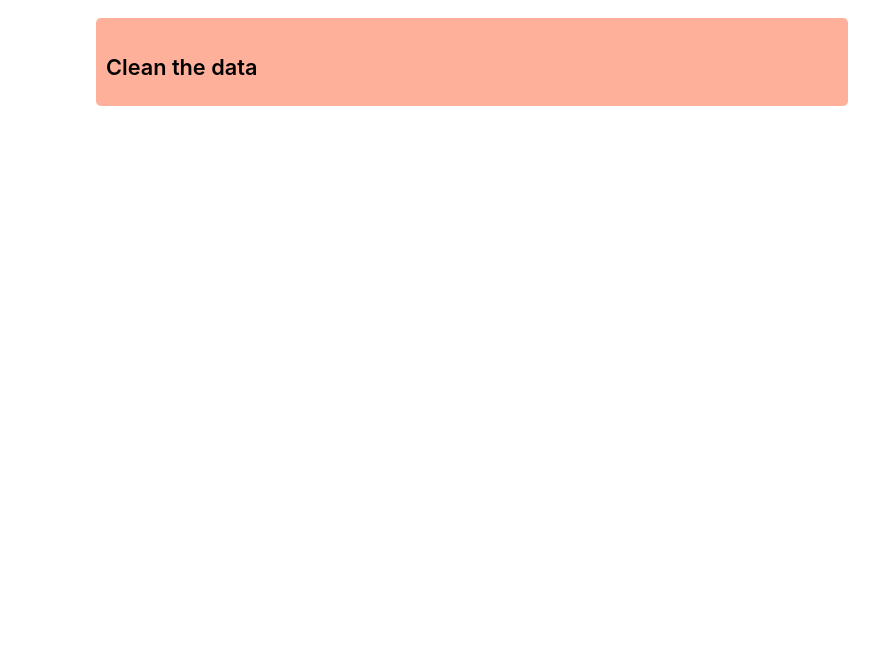
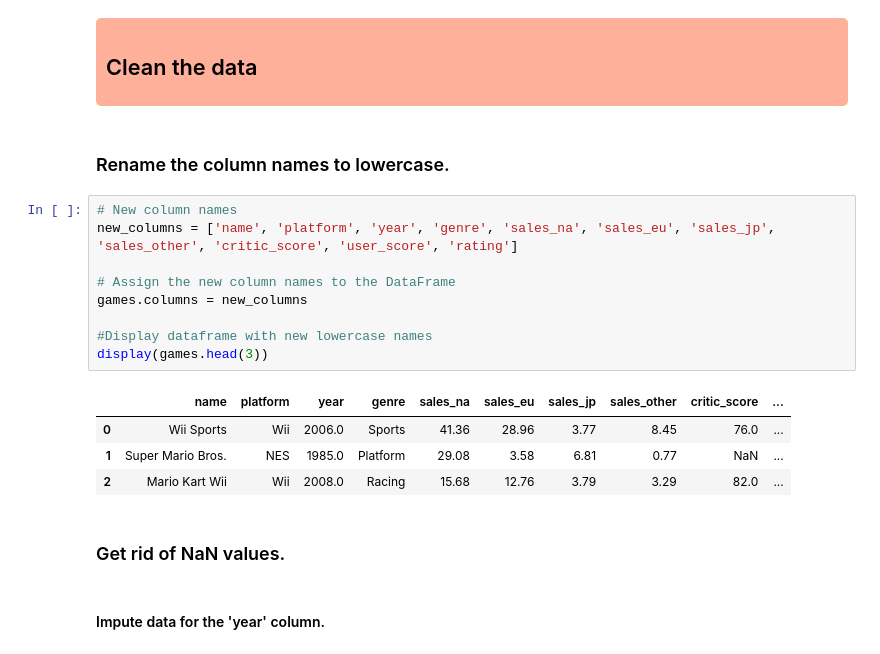
Before and after one commit to Script-Whiz/Games, a Jupyter notebook: notebook/games_ver1.ipynb, the cells around one changed output. Saved outputs shown, nothing was run; the diff lists cells and outputs as text; blank space fills up the shorter version.

```diff
--- a/notebook/games_ver1.ipynb
+++ b/notebook/games_ver1.ipynb
@@ -127,3 +118,23 @@ games.JP_sales.max()
 <div style="background-color: rgb(255, 176, 155); padding: 10px; border-radius: 5px;">
     <h2>Clean the data</h2>
 </div>
+# %% [markdown]
+### Rename the column names to lowercase.
+# %%
+# New column names
+new_columns = ['name', 'platform', 'year', 'genre', 'sales_na', 'sales_eu', 'sales_jp', 'sales_other', 'critic_score', 'user_score', 'rating']
+
+# Assign the new column names to the DataFrame
+games.columns = new_columns
+
+#Display dataframe with new lowercase names
+display(games.head(3))
+# %% [output]
+|  | name | platform | year | genre | sales_na | sales_eu | sales_jp | sales_other | critic_score | ... |
+| 0 | Wii Sports | Wii | 2006.0 | Sports | 41.36 | 28.96 | 3.77 | 8.45 | 76.0 | ... |
+| 1 | Super Mario Bros. | NES | 1985.0 | Platform | 29.08 | 3.58 | 6.81 | 0.77 | NaN | ... |
+| 2 | Mario Kart Wii | Wii | 2008.0 | Racing | 15.68 | 12.76 | 3.79 | 3.29 | 82.0 | ... |
+# %% [markdown]
+### Get rid of NaN values.
+# %% [markdown]
+#### Impute data for the 'year' column.
```
Also changed, not shown: parts of 37 cells of this notebook.
